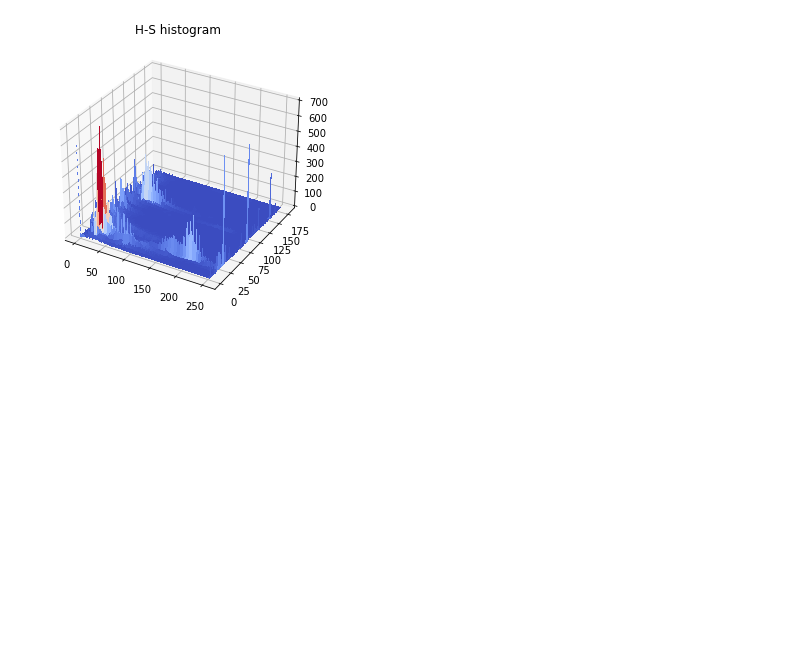
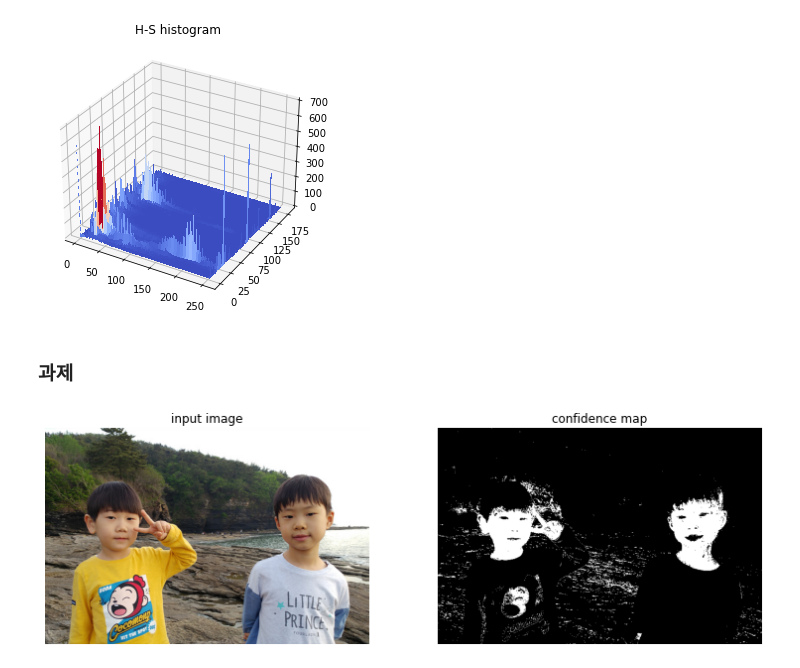
Before and after one commit to mjw2705/MachineVision, a Jupyter notebook: ch2-2_histogram backprojection/histogram_backprojection.ipynb, the cells around one changed output. Cells and saved outputs as stored; diff of their text form; code cells hidden in the pictures; blank space fills up the shorter version.

```diff
--- a/ch2-2_histogram backprojection/histogram_backprojection.ipynb
+++ b/ch2-2_histogram backprojection/histogram_backprojection.ipynb
@@ -137,3 +139,23 @@ plt.title('H-S histogram')
 plt.show()
 # %% [output]
 [figure]
+# %% [markdown]
+### 과제
+# %%
+# 기준 영상
+img_m = cv2.imread('model.png')
+mask = cv2.imread('mask.bmp', cv2.IMREAD_GRAYSCALE)
+
+hls_m = cv2.cvtColor(img_m, cv2.COLOR_BGR2HLS)
+hist_m = cv2.calcHist([hls_m], [0, 2], mask, [181, 256], [0, 181, 0, 256])
+
+# 입력 영상
+img_i = cv2.imread('test.png')
+hls_i = cv2.cvtColor(img_i, cv2.COLOR_BGR2HLS)
+
+hist_i = cv2.calcHist([hls_i], [0, 2], None, [181, 256], [0, 181, 0, 256])
+hist_i = np.minimum(hist_i, 700)
+
+# 히스토그램 정규화
+hist_m = (hist_m - hist_m.min()) / (hist_m.max() - hist_m.min())
+hist_i = (hist_i - hist_i.min()) / (hist_i.max() - hist_i.min())
@@ -139,0 +179,28 @@ plt.show()
+# %%
+'''
+To do
+방법 2 배열 단위 계산
+'''
+hist_r = hist_m / (hist_i + 1e-7)
+h, l, s = cv2.split(hls_i)
+result = hist_r[h, s]
+result = np.minimum(result, 1)
+
+ret, result = cv2.threshold(result, 0.1, 255, cv2.THRESH_BINARY)
+# %%
+## 결과 시각화
+plt.figure(figsize=(13,4))
+
+plt.subplot(1,2,1)
+plt.imshow(img_i[...,::-1])
+plt.axis('off')
+plt.title('input image')
+
+plt.subplot(1,2,2)
+plt.imshow(result,'gray')
+plt.axis('off')
+plt.title('confidence map')
+
+plt.show()
+# %% [output]
+[figure, added]
```
Also changed, not shown: parts of 10 cells of this notebook.
